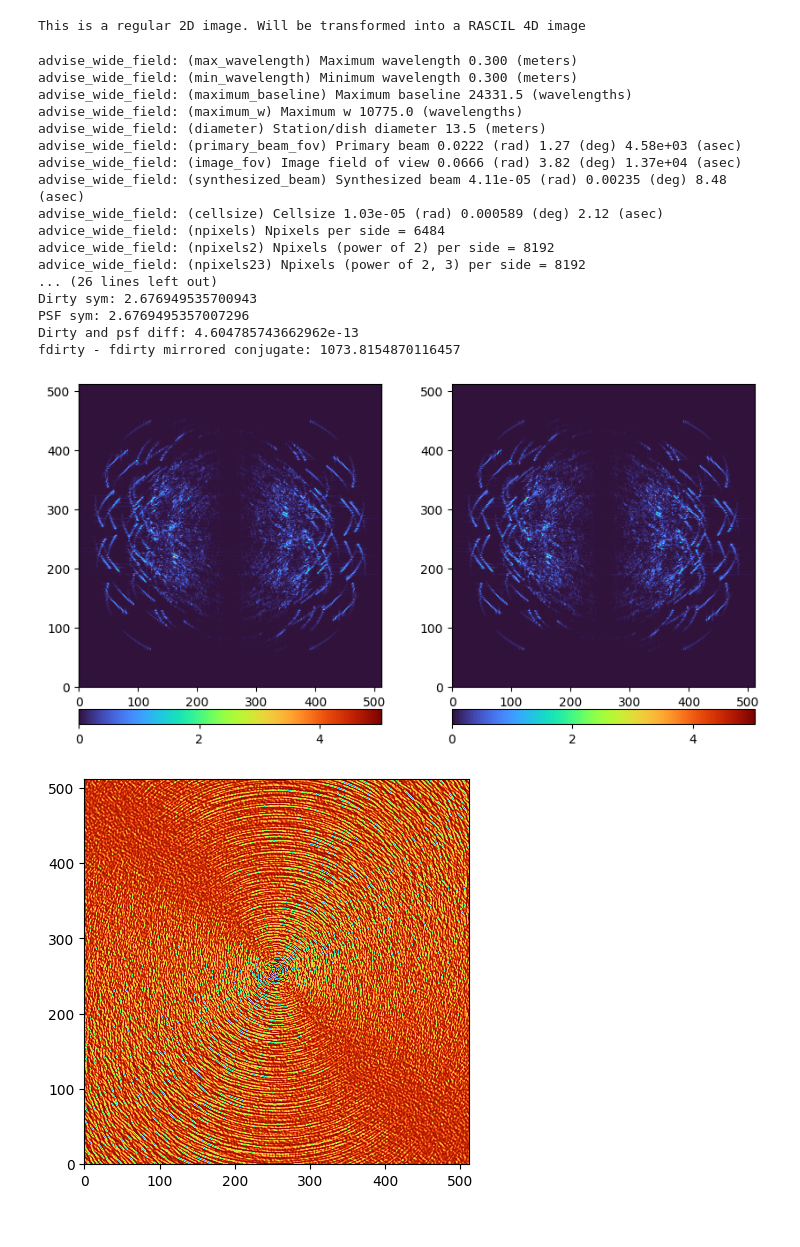
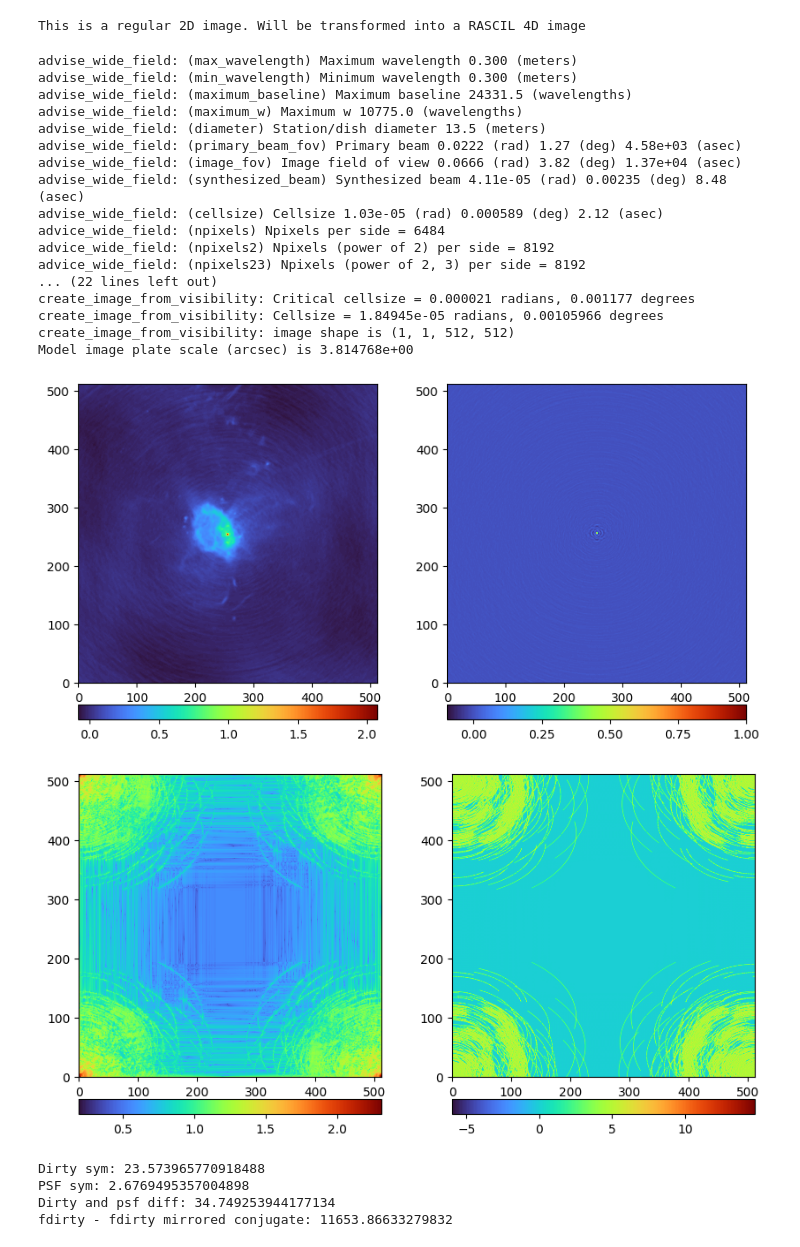
Before and after one commit to simon-prunet/radio-imaging, a Jupyter notebook: notebooks_and_pyscripts/psf_imag_test.ipynb, the cells around one changed output. Drawn from its saved outputs; the diff is of its cells as text; code cells hidden in the pictures.

```diff
--- a/notebooks_and_pyscripts/psf_imag_test.ipynb
+++ b/notebooks_and_pyscripts/psf_imag_test.ipynb
@@ -48,52 +48,62 @@ This is a regular 2D image. Will be transformed into a RASCIL 4D image
 # %%
 matplotlib.rcParams['figure.figsize'] = [10, 5]
 
-vt, cell_size, im = visibilities_from_image(vt,'../data/dirac.fits',return_cellsize=True,return_image=True,scale_factor=1.8)
+vt, cell_size, im = visibilities_from_image(vt,'../data/SGRA_full_gt.fits',return_cellsize=True,return_image=True,scale_factor=1.8)
 
 dirty, psf = dirty_psf_from_visibilities(vt,cell_size*div,npix=npixels,weighting="uniform")
 
 dirty_np = dirty.pixels.data[0, 0,:,:]
 psf_np = psf.pixels.data[0, 0,:,:]
 
+helpers.plotNImages([dirty_np, \
+                     psf_np], ["", ""], cmap=cmap)
+
 helpers.write_nparr_to_fits(dirty_np, "../data/dirac_dirty.fits")
 helpers.write_nparr_to_fits(dirty_np, "../data/test_psf.fits")
 
 fdirty_np = numpy.fft.fft2(numpy.fft.ifftshift(dirty_np))
 fpsf_np = numpy.fft.fft2(numpy.fft.ifftshift(psf_np))
+
+helpers.plotNImages([np.abs(fdirty_np.real)**0.1, \
+                     fpsf_np.real], ["", ""], cmap=cmap)
 
 dirty_symcoeff = numpy.linalg.norm(dirty_np - dirty_np[::-1, ::-1])
 psf_symcoeff = numpy.linalg.norm(psf_np - psf_np[::-1, ::-1])
 
 print("Dirty sym: " + str(dirty_symcoeff))
 print("PSF sym: " + str(psf_symcoeff))
 
 print("Dirty and psf diff: " + str(numpy.linalg.norm(dirty_np - psf_np)))
 
 fdiff = numpy.fft.fftshift(fdirty_np - fdirty_np[::-1, ::-1].conj())
 print("fdirty - fdirty mirrored conjugate: " + str(numpy.linalg.norm(fdiff)))
 
 helpers.plotNImages([numpy.imag(numpy.fft.fftshift(fdirty_np)) ** 2, \
                      numpy.imag(numpy.fft.fftshift(fpsf_np)) ** 2], ["", ""], cmap=cmap)
 
 helpers.plotNImages([helpers.image_histogram_equalization(dirty_np - dirty_np[::-1, ::-1])], [""], cmap=cmap)
 helpers.plotNImages([np.abs(fdiff) ** 2], [""], cmap=cmap)
 # %% [output]
 advise_wide_field: (max_wavelength) Maximum wavelength 0.300 (meters)
 advise_wide_field: (min_wavelength) Minimum wavelength 0.300 (meters)
 advise_wide_field: (maximum_baseline) Maximum baseline 24331.5 (wavelengths)
 advise_wide_field: (maximum_w) Maximum w 10775.0 (wavelengths)
 advise_wide_field: (diameter) Station/dish diameter 13.5 (meters)
 advise_wide_field: (primary_beam_fov) Primary beam 0.0222 (rad) 1.27 (deg) 4.58e+03 (asec)
 advise_wide_field: (image_fov) Image field of view 0.0666 (rad) 3.82 (deg) 1.37e+04 (asec)
 advise_wide_field: (synthesized_beam) Synthesized beam 4.11e-05 (rad) 0.00235 (deg) 8.48 (asec)
 advise_wide_field: (cellsize) Cellsize 1.03e-05 (rad) 0.000589 (deg) 2.12 (asec)
 advice_wide_field: (npixels) Npixels per side = 6484
 advice_wide_field: (npixels2) Npixels (power of 2) per side = 8192
 advice_wide_field: (npixels23) Npixels (power of 2, 3) per side = 8192
-... (26 lines left out)
-Dirty sym: 2.676949535700943
-PSF sym: 2.6769495357007296
-Dirty and psf diff: 4.604785743662962e-13
-fdirty - fdirty mirrored conjugate: 1073.8154870116457
+... (22 lines left out)
+create_image_from_visibility: Critical cellsize = 0.000021 radians, 0.001177 degrees
+create_image_from_visibility: Cellsize = 1.84945e-05 radians, 0.00105966 degrees
+create_image_from_visibility: image shape is (1, 1, 512, 512)
+Model image plate scale (arcsec) is 3.814768e+00
-[figure, old version]
+[figure, new version]
-[figure, old version]
+[figure, new version]
+Dirty sym: 23.573965770918488
+PSF sym: 2.6769495357004898
+Dirty and psf diff: 34.749253944177134
+fdirty - fdirty mirrored conjugate: 11653.86633279832
```
Also changed, not shown: parts of 2 cells of this notebook, 8 other files.
